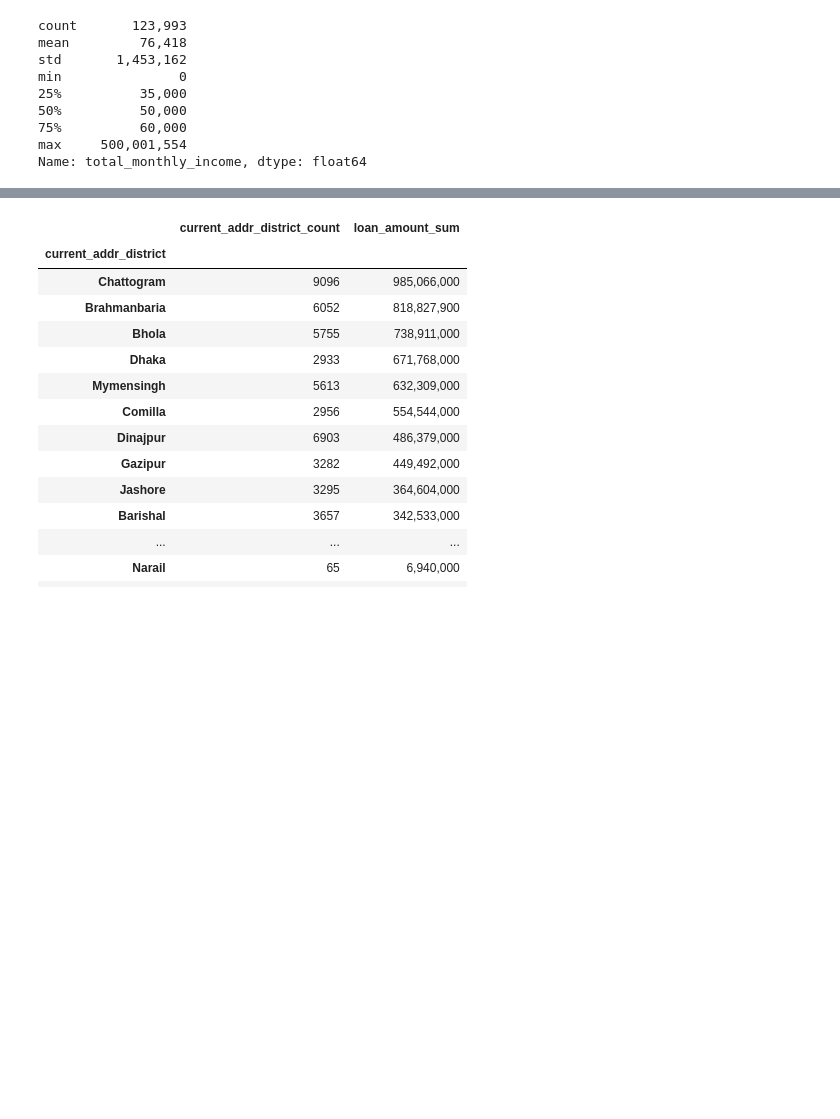
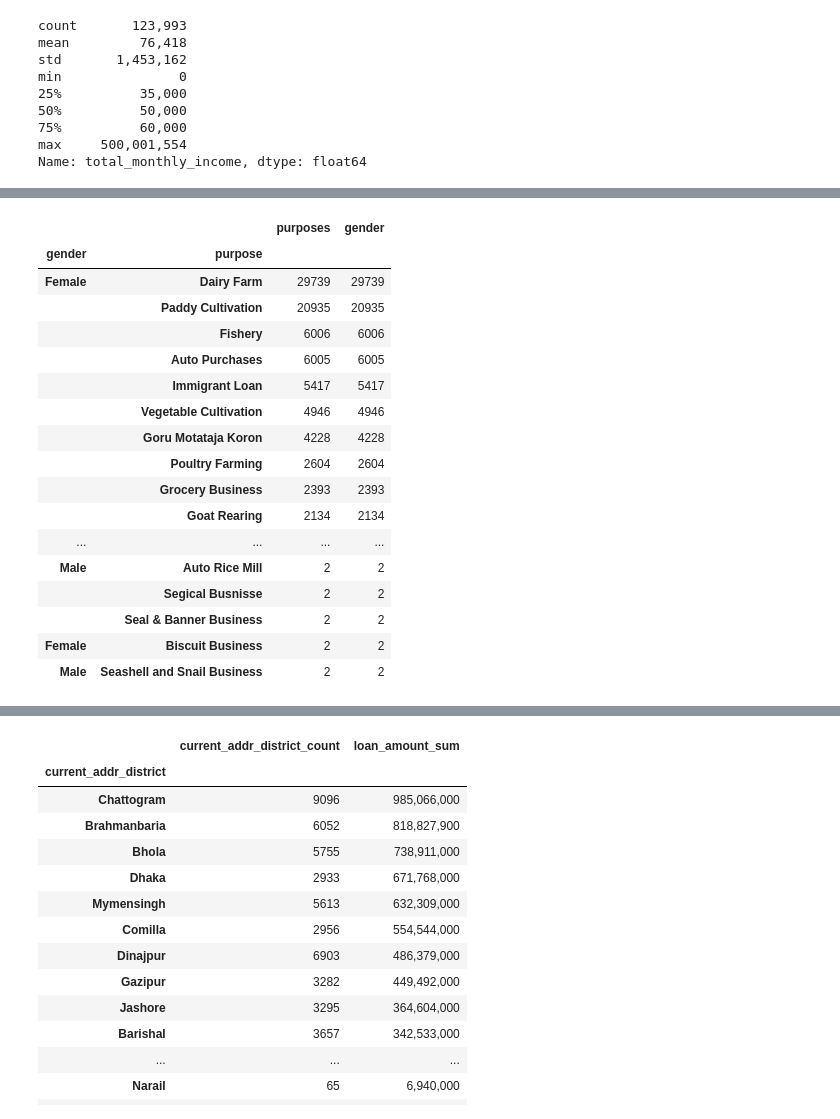
Before and after one commit to gajuahmd10/Analyzen_office_ML, a Jupyter notebook: loan amount prediction/EDA and Modeling_v0.02.ipynb, the cells around one changed output, grey strips where cells are left out. Cells and saved outputs as stored; diff of their text form; code cells hidden in the pictures; blank space fills up the shorter version.

```diff
--- a/loan amount prediction/EDA and Modeling_v0.02.ipynb
+++ b/loan amount prediction/EDA and Modeling_v0.02.ipynb
@@ -294,4 +289,8 @@ min               0
 max     500,001,554
 Name: total_monthly_income, dtype: float64
 # %%
-df.head()
+def clean_purpose(s: pd.Series) -> pd.Series:
+    """'Dairy Farm (ডেইরি ফার্ম)' -> 'Dairy Farm'"""
+    return s.fillna("NA").astype(str).str.replace(r"\s*\(.*$", "", regex=True).str.strip()
+
+df['purpose'] = clean_purpose(df["loan_use_sources"])
@@ -304,0 +324,24 @@ df.head()
+# %%
+df.groupby(['gender', 'purpose']).agg(
+    purposes=('purpose', 'count'),
+     gender=('gender', 'count')
+).sort_values('purposes', ascending=False)
+# %% [output]
+|  |  | purposes | gender |
+| gender | purpose |  |  |
+| Female | Dairy Farm | 29739 | 29739 |
+|  | Paddy Cultivation | 20935 | 20935 |
+|  | Fishery | 6006 | 6006 |
+|  | Auto Purchases | 6005 | 6005 |
+|  | Immigrant Loan | 5417 | 5417 |
+|  | Vegetable Cultivation | 4946 | 4946 |
+|  | Goru Motataja Koron | 4228 | 4228 |
+|  | Poultry Farming | 2604 | 2604 |
+|  | Grocery Business | 2393 | 2393 |
+|  | Goat Rearing | 2134 | 2134 |
+| ... | ... | ... | ... |
+| Male | Auto Rice Mill | 2 | 2 |
+|  | Segical Busnisse | 2 | 2 |
+|  | Seal & Banner Business | 2 | 2 |
+| Female | Biscuit Business | 2 | 2 |
+| Male | Seashell and Snail Business | 2 | 2 |
```
Also changed, not shown: parts of 11 cells of this notebook, 10 other files.
